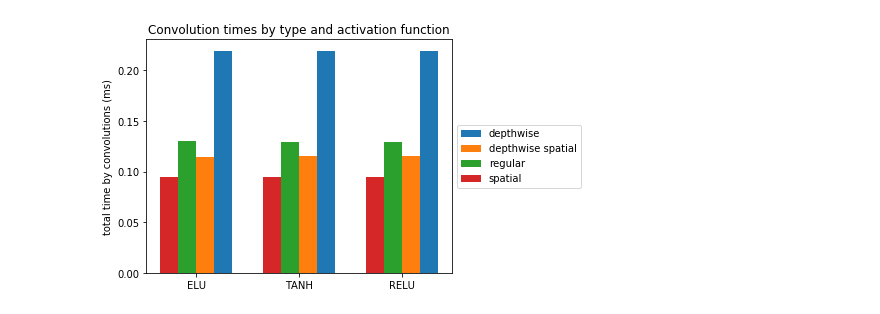
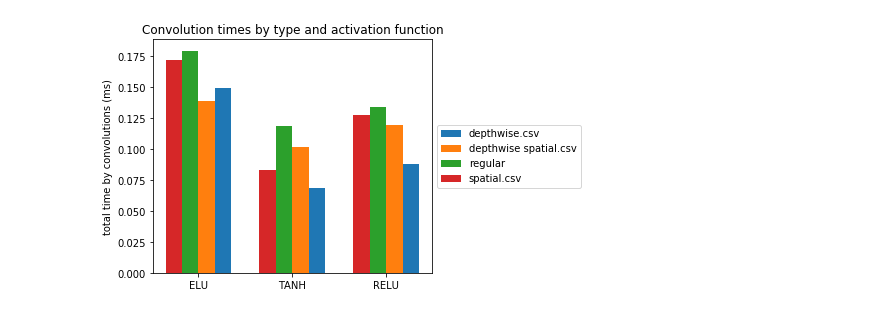
Before and after one commit to sobir-git/BechmarkingInferenceNNMobile, a Jupyter notebook: visualize_results_0.ipynb, the cells around one changed output. Saved outputs shown, nothing was run; the diff lists cells and outputs as text; code cells hidden in the pictures.

```diff
--- a/visualize_results_0.ipynb
+++ b/visualize_results_0.ipynb
@@ -6,4 +6,4 @@ import matplotlib.pyplot as plt
 # %%
 from parse_utils import parse_benchmark_results
 from utils import abs_listdir
-csv_results = abs_listdir('results')
+csv_results = abs_listdir('csv/first_parsed')
@@ -42,13 +54,16 @@ for filename, df in dfs.items():
     df_convs = df[df['node type'].apply(lambda s: 'CONV' in s)]
     conv_time_total[filename] = df_convs[' avg_ms'].sum()
     conv_percentage_total[filename] = df_convs[' %'].apply(lambda s: float(s[:-1])).sum()
-    conv_type[filename] = '_'.join(filename.split('_')[1:-1]) or 'regular'
+    conv_type[filename] = '_'.join(filename.split('_')[1:]) or 'regular'
 
     # activation statistics
     df_activations = df[df['node type'].apply(lambda s: s in ['ELU', 'RELU', 'TANH'])]
     activation_time_total[filename] = df_activations[' avg_ms'].sum()
     activation_percentage_total[filename] = df_activations[' %'].apply(lambda s: float(s[:-1])).sum()
-    activation[filename] = filename.split('_', maxsplit=1)[0].upper()
+    # exclude extension from filename
+    fname = filename[:filename.index('.')]
+    activation[filename] = fname.split('_', maxsplit=1)[0].upper()
+
 
 result = pd.DataFrame({'conv_type': conv_type,
                        'conv_time_total': conv_time_total,
@@ -79,32 +94,32 @@ conv_types = result['conv_type'].unique()
 conv_types.sort()
 
 x = np.arange(len(labels)) * 2  # the label locations
 width = 0.35  # the width of the bars
 
 fig, ax = plt.subplots()
 rects = {}
 mid_padding = 0.0
 for i, conv_type in enumerate(conv_types):
     pos = x - ((i-2)*(1+mid_padding) + 1/2) * width
     r = result[result['conv_type'] == conv_type]
     label = conv_type.replace('_', ' ')
-    rects[conv_type] = ax.bar(pos, r['conv_time_total'], width, label=label)
+    rects[conv_type] = ax.bar(pos, r['conv_time_total'] + r['activation_time_total'], width, label=label)
 
 # Add some text for labels, title and custom x-axis tick labels, etc.
 ax.set_ylabel('total time by convolutions (ms)')
 ax.set_title('Convolution times by type and activation function')
 ax.set_xticks(x)
 ax.set_xticklabels(labels)
 
 # Shrink current axis by 20%
 box = ax.get_position()
 ax.set_position([box.x0, box.y0, box.width * 0.8, box.height])
 
 # Put a legend to the right of the current axis
 ax.legend(loc='center left', bbox_to_anchor=(1, 0.5))
 
 
 fig.tight_layout()
 plt.show()
 # %% [output]
-[figure, old version]
+[figure, new version]
```
Also changed, not shown: parts of 5 cells of this notebook, 5 other files.
